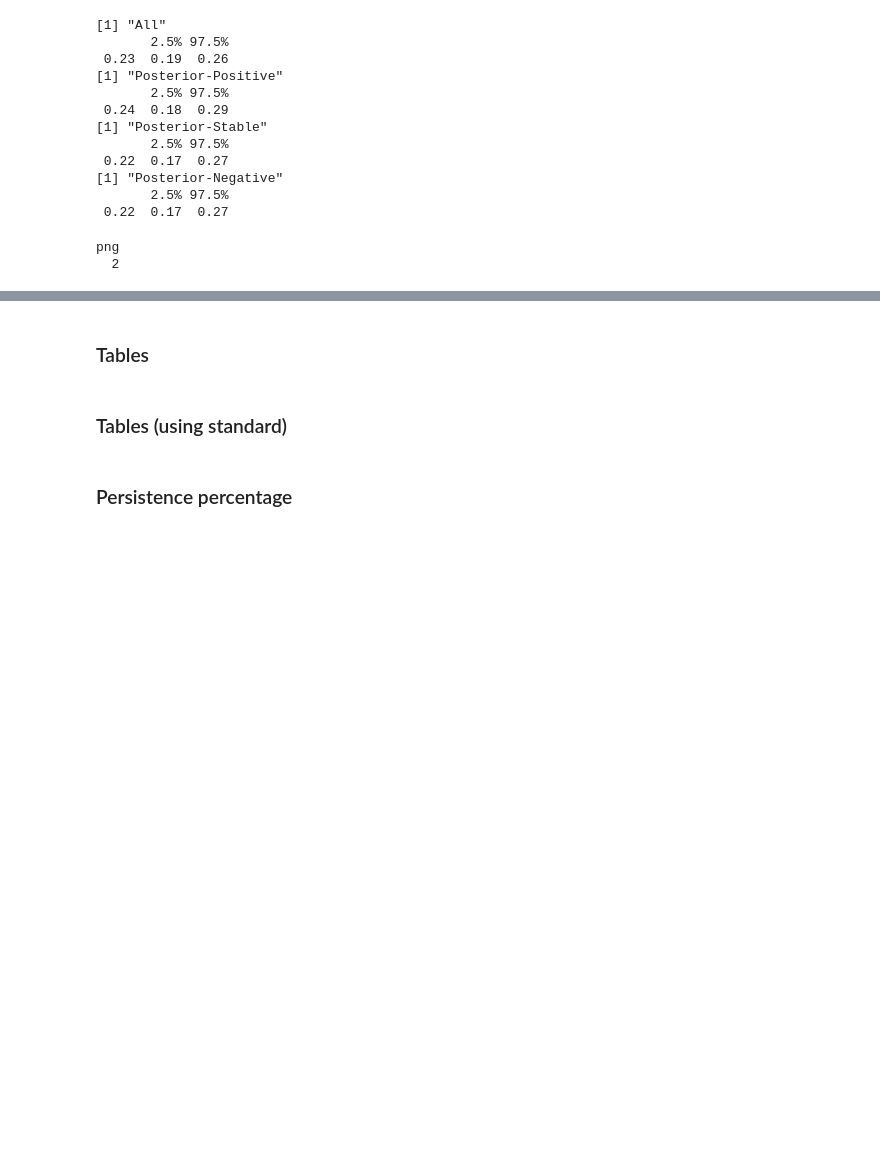
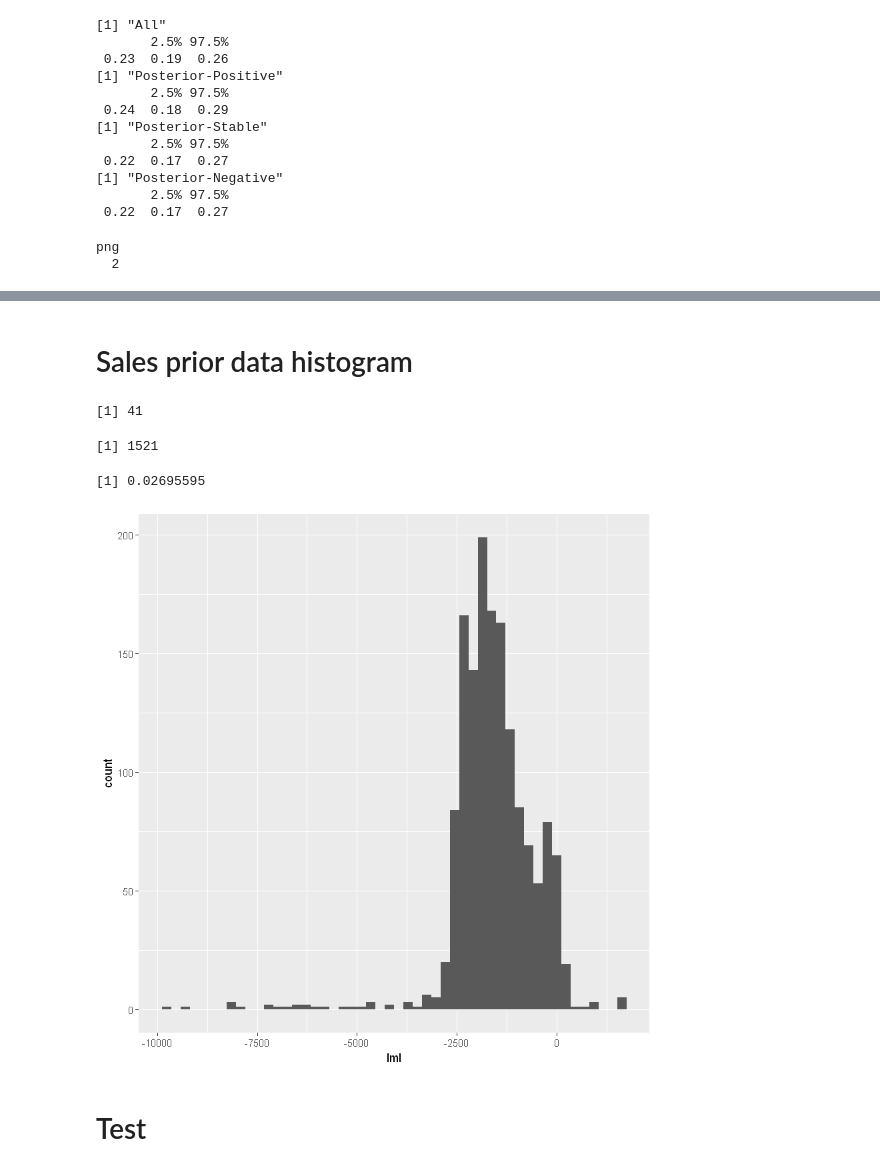
Before and after one commit to ericschulz/compforca, a Jupyter notebook: Data analysis/3- New compositional analysis.ipynb, the cells around one changed output, grey strips where cells are left out. Saved outputs shown, nothing was run; the diff lists cells and outputs as text; code cells hidden in the pictures; blank space fills up the shorter version.

```diff
--- a/Data analysis/3- New compositional analysis.ipynb
+++ b/Data analysis/3- New compositional analysis.ipynb
@@ -844,2 +899,29 @@ png
+# %% [markdown]
+# Sales prior data histogram
+# %%
+lmls_prior_f %>%
+            filter(scenario == 'Sales') %>%
+            filter(lml > -10000) %>%
+            filter(lml > lo_bound & lml < up_bound) %>%
+            ggplot(aes(lml)) +
+            geom_histogram(bins=50)
+
+lmls_prior_f %>%
+            filter(scenario == 'Sales') %>%
+            filter(lml <= -10000) %>%
+            filter(lml > lo_bound & lml < up_bound) %>%
+            nrow
+
+lmls_prior_f %>%
+            filter(scenario == 'Sales') %>%
+            filter(lml > lo_bound & lml < up_bound) %>%
+            nrow
+
+41/1521
+# %% [output]
+[1] 41
+[1] 1521
+[1] 0.02695595
+[figure, added]
 # %% [markdown]
-### Tables
+# Test
@@ -875,2 +927,0 @@ posterior_a %>%
-# %% [markdown]
-### Tables (using standard)
@@ -906,2 +927,0 @@ posterior_a %>%
-# %% [markdown]
-### Persistence percentage
```
Also changed, not shown: parts of 23 cells of this notebook, 3 other files.
